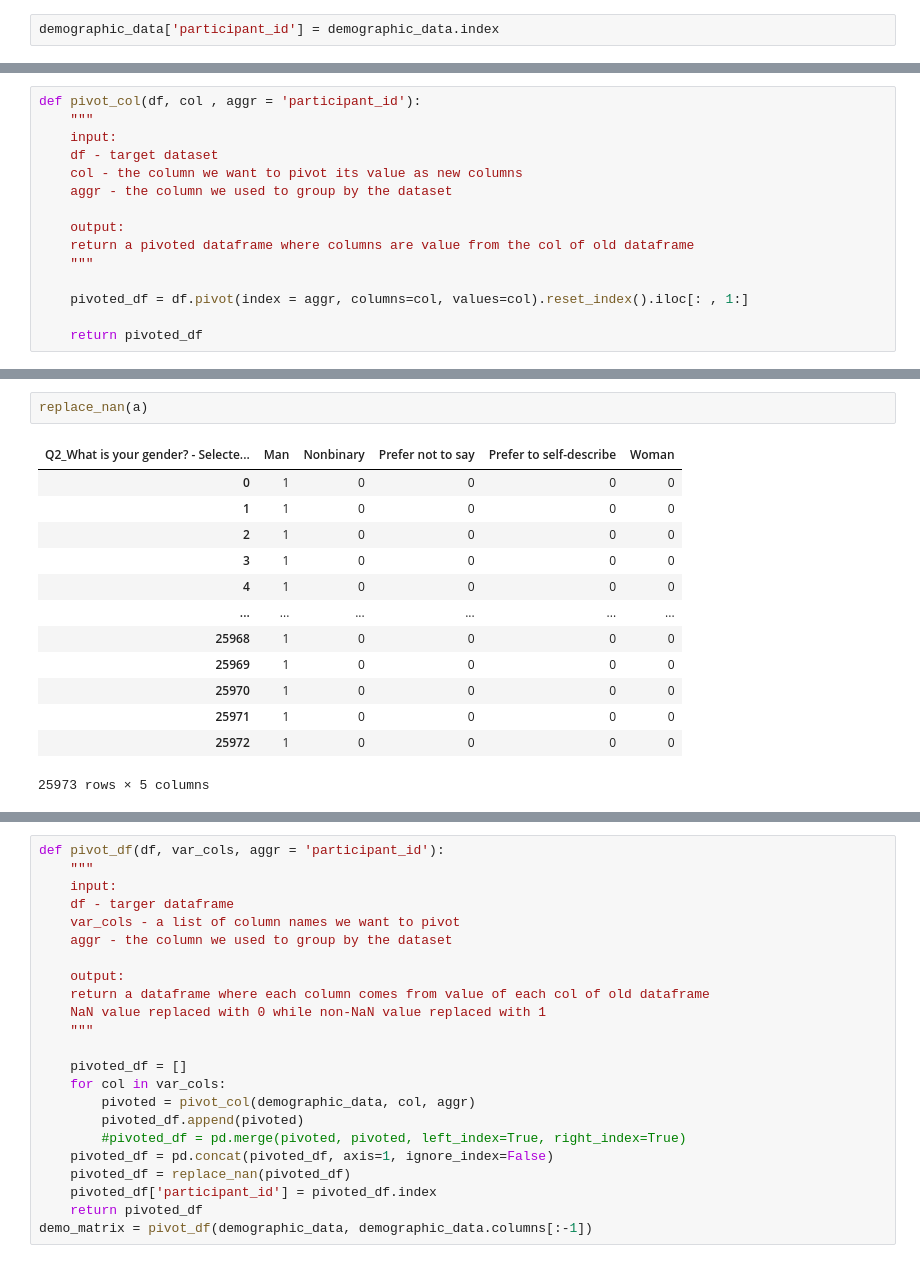
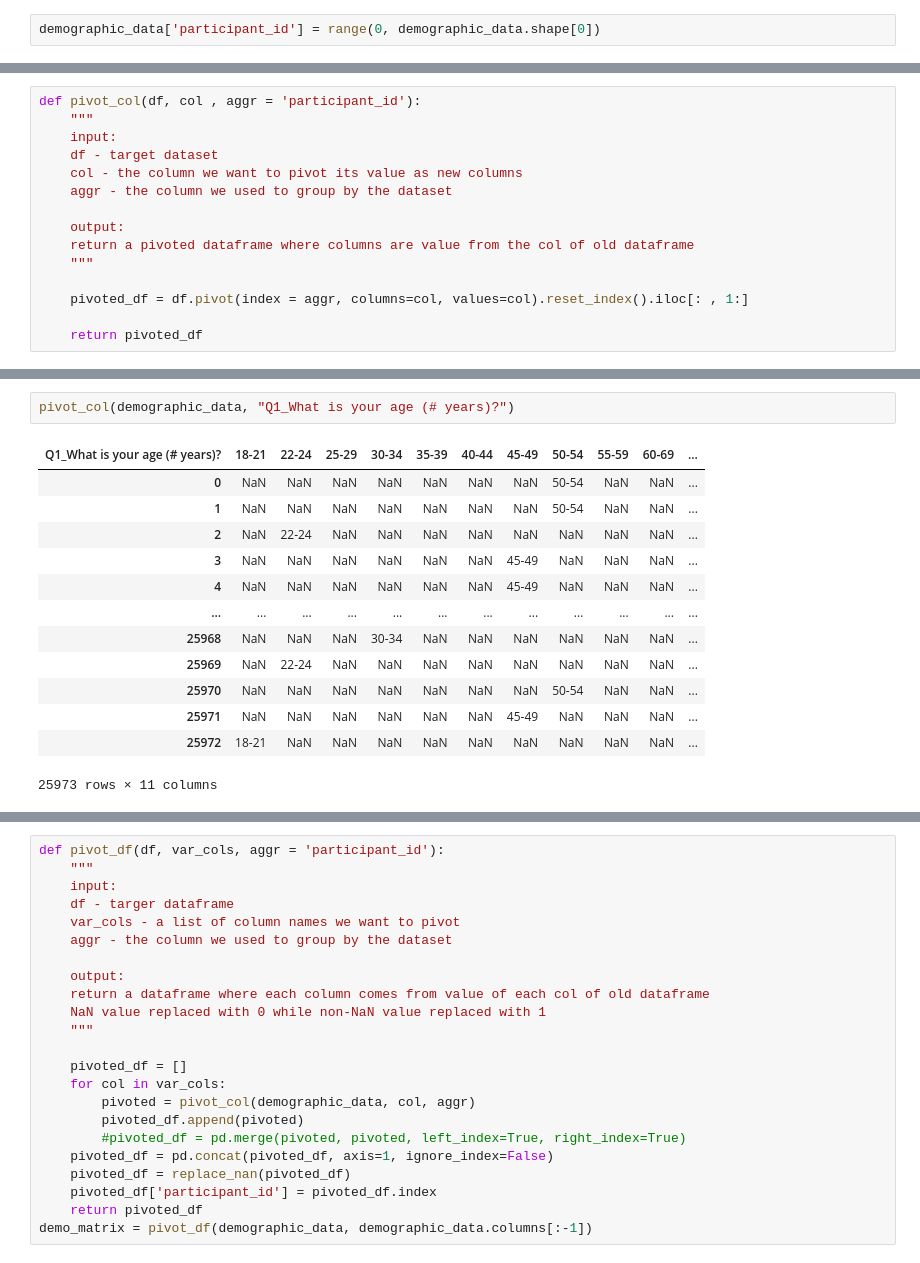
Before and after one commit to thecrossed/kaggle_survey_2021, a Jupyter notebook: what-do-data-scientists-usually-do.ipynb, the cells around one changed output, grey strips where cells are left out. Cells and saved outputs as stored; diff of their text form.

```diff
--- a/what-do-data-scientists-usually-do.ipynb
+++ b/what-do-data-scientists-usually-do.ipynb
@@ -81,7 +81,7 @@ renamed_data = rename_columns(data)
 # %%
 demographic_data = renamed_data.iloc[: , 1:7]
 # %%
-demographic_data['participant_id'] = demographic_data.index
+demographic_data['participant_id'] = range(0, demographic_data.shape[0])
 # %% [output]
 A value is trying to be set on a copy of a slice from a DataFrame.
 Try using .loc[row_indexer,col_indexer] = value instead
@@ -126,16 +122,16 @@ pd.concat([a,b],axis=1, ignore_index=False)
-# %%
-replace_nan(a)
-# %% [output]
-| Q2_What is your gender? - Selecte... | Man | Nonbinary | Prefer not to say | Prefer to self-describe | Woman |
-| 0 | 1 | 0 | 0 | 0 | 0 |
-| 1 | 1 | 0 | 0 | 0 | 0 |
-| 2 | 1 | 0 | 0 | 0 | 0 |
-| 3 | 1 | 0 | 0 | 0 | 0 |
-| 4 | 1 | 0 | 0 | 0 | 0 |
-| ... | ... | ... | ... | ... | ... |
-| 25968 | 1 | 0 | 0 | 0 | 0 |
-| 25969 | 1 | 0 | 0 | 0 | 0 |
-| 25970 | 1 | 0 | 0 | 0 | 0 |
-| 25971 | 1 | 0 | 0 | 0 | 0 |
-| 25972 | 1 | 0 | 0 | 0 | 0 |
-25973 rows × 5 columns
+# %%
+pivot_col(demographic_data, "Q1_What is your age (# years)?")
+# %% [output]
+| Q1_What is your age (# years)? | 18-21 | 22-24 | 25-29 | 30-34 | 35-39 | 40-44 | 45-49 | 50-54 | 55-59 | 60-69 | ... |
+| 0 | NaN | NaN | NaN | NaN | NaN | NaN | NaN | 50-54 | NaN | NaN | ... |
+| 1 | NaN | NaN | NaN | NaN | NaN | NaN | NaN | 50-54 | NaN | NaN | ... |
+| 2 | NaN | 22-24 | NaN | NaN | NaN | NaN | NaN | NaN | NaN | NaN | ... |
+| 3 | NaN | NaN | NaN | NaN | NaN | NaN | 45-49 | NaN | NaN | NaN | ... |
+| 4 | NaN | NaN | NaN | NaN | NaN | NaN | 45-49 | NaN | NaN | NaN | ... |
+| ... | ... | ... | ... | ... | ... | ... | ... | ... | ... | ... | ... |
+| 25968 | NaN | NaN | NaN | 30-34 | NaN | NaN | NaN | NaN | NaN | NaN | ... |
+| 25969 | NaN | 22-24 | NaN | NaN | NaN | NaN | NaN | NaN | NaN | NaN | ... |
+| 25970 | NaN | NaN | NaN | NaN | NaN | NaN | NaN | 50-54 | NaN | NaN | ... |
+| 25971 | NaN | NaN | NaN | NaN | NaN | NaN | 45-49 | NaN | NaN | NaN | ... |
+| 25972 | 18-21 | NaN | NaN | NaN | NaN | NaN | NaN | NaN | NaN | NaN | ... |
+25973 rows × 11 columns
```
Also changed, not shown: parts of 13 cells of this notebook.
